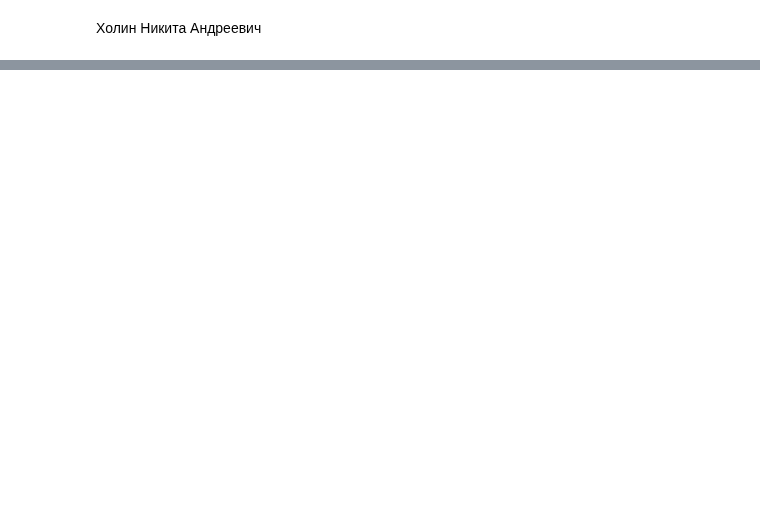
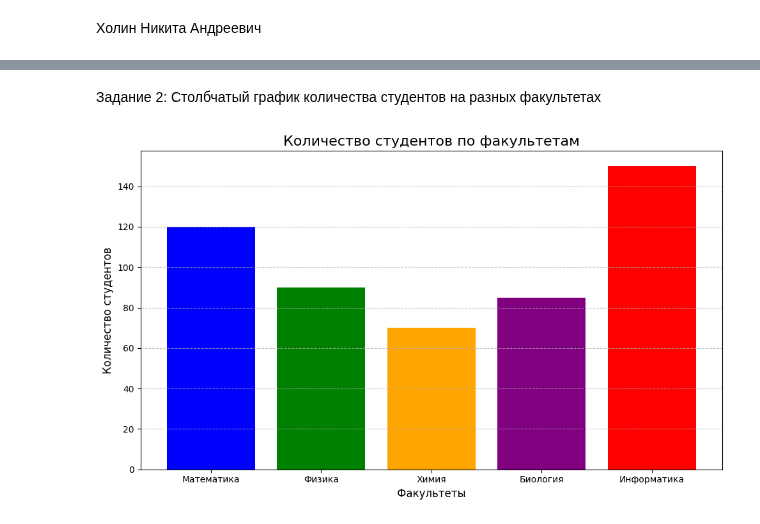
Before and after one commit to jessnou/python-learning, a Jupyter notebook: Task6_Kholin_Nikita.ipynb, the cells around one changed output, grey strips where cells are left out. Cells and saved outputs as stored; diff of their text form; code cells hidden in the pictures; blank space fills up the shorter version.

```diff
--- a/Task6_Kholin_Nikita.ipynb
+++ b/Task6_Kholin_Nikita.ipynb
@@ -223,0 +41,27 @@ else:
+# %% [markdown]
+Задание 2: Столбчатый график количества студентов на разных факультетах
+# %%
+import matplotlib.pyplot as plt
+
+# Данные
+faculties = ["Математика", "Физика", "Химия", "Биология", "Информатика"]
+students = [120, 90, 70, 85, 150]
+colors = ["blue", "green", "orange", "purple", "red"]
+
+# Построение столбчатого графика
+plt.figure(figsize=(10, 6))
+plt.bar(faculties, students, color=colors)
+
+# Добавление подписей и заголовка
+plt.title("Количество студентов по факультетам", fontsize=16)
+plt.xlabel("Факультеты", fontsize=12)
+plt.ylabel("Количество студентов", fontsize=12)
+
+# Добавление сетки
+plt.grid(axis="y", linestyle="--", alpha=0.7)
+
+# Отображение графика
+plt.tight_layout()
+plt.show()
+# %% [output]
+[figure, added]
```
Also changed, not shown: parts of 25 cells of this notebook.
